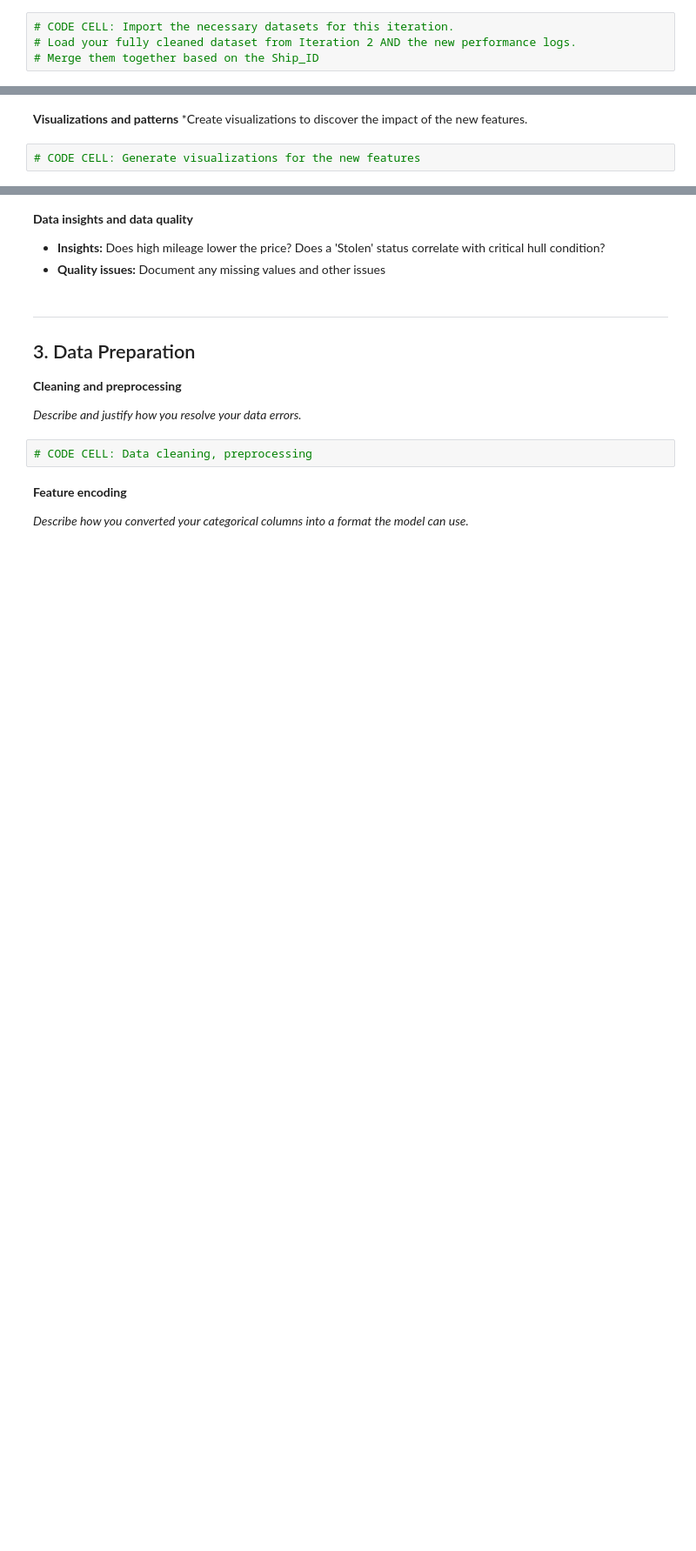
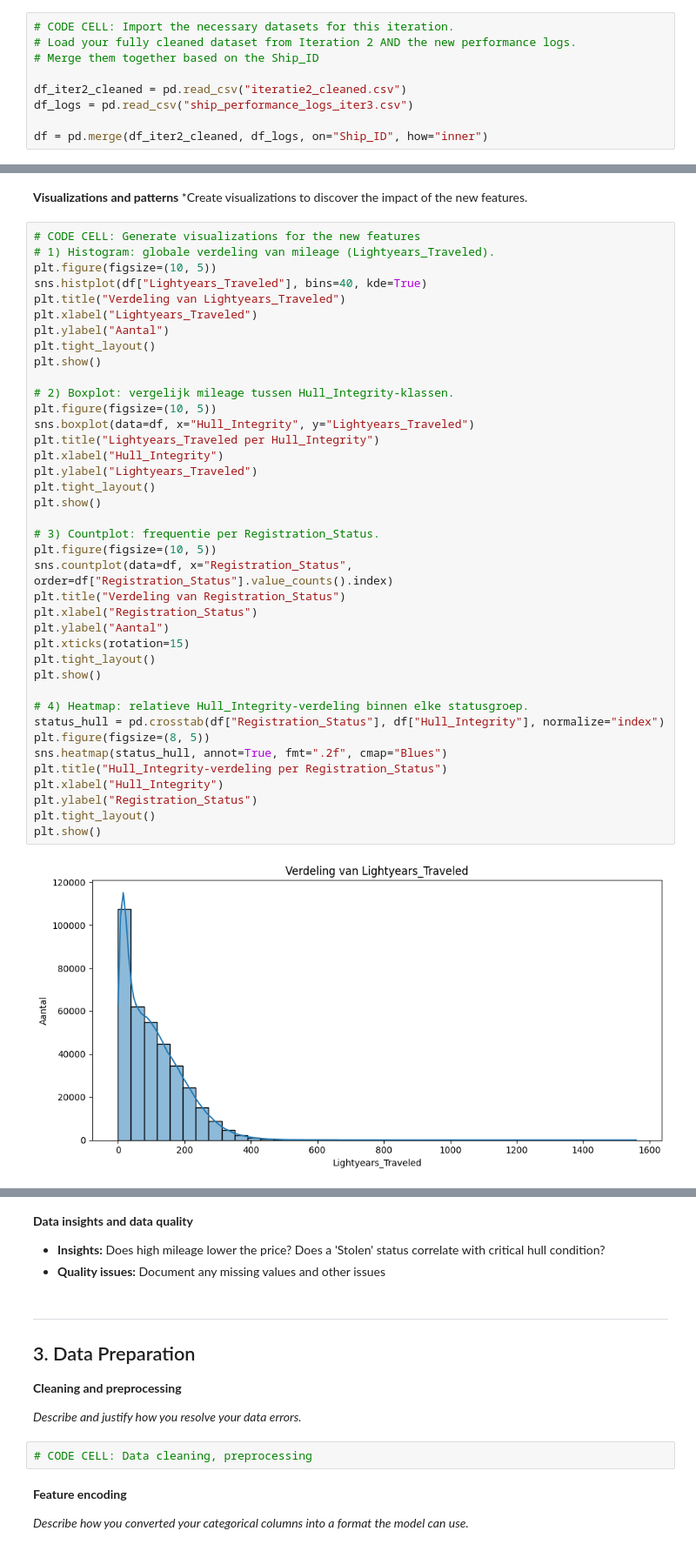
Before and after one commit to AchrafEAE/DDD, a Jupyter notebook: Iteratie3.ipynb, the cells around one changed output, grey strips where cells are left out. Shown at 87% size. Cells and saved outputs as stored; diff of their text form; blank space fills up the shorter version.

```diff
--- a/Iteratie3.ipynb
+++ b/Iteratie3.ipynb
@@ -25,6 +41,11 @@
 # CODE CELL: Import the necessary datasets for this iteration.
 # Load your fully cleaned dataset from Iteration 2 AND the new performance logs.
 # Merge them together based on the Ship_ID
+
+df_iter2_cleaned = pd.read_csv("iteratie2_cleaned.csv")
+df_logs = pd.read_csv("ship_performance_logs_iter3.csv")
+
+df = pd.merge(df_iter2_cleaned, df_logs, on="Ship_ID", how="inner")
 # %% [markdown]
 ---
 
@@ -60,3 +178,42 @@
 *Create visualizations to discover the impact of the new features.
 # %%
 # CODE CELL: Generate visualizations for the new features
+# 1) Histogram: globale verdeling van mileage (Lightyears_Traveled).
+plt.figure(figsize=(10, 5))
+sns.histplot(df["Lightyears_Traveled"], bins=40, kde=True)
+plt.title("Verdeling van Lightyears_Traveled")
+plt.xlabel("Lightyears_Traveled")
+plt.ylabel("Aantal")
+plt.tight_layout()
+plt.show()
+
+# 2) Boxplot: vergelijk mileage tussen Hull_Integrity-klassen.
+plt.figure(figsize=(10, 5))
+sns.boxplot(data=df, x="Hull_Integrity", y="Lightyears_Traveled")
+plt.title("Lightyears_Traveled per Hull_Integrity")
+plt.xlabel("Hull_Integrity")
+plt.ylabel("Lightyears_Traveled")
+plt.tight_layout()
+plt.show()
+
+# 3) Countplot: frequentie per Registration_Status.
+plt.figure(figsize=(10, 5))
+sns.countplot(data=df, x="Registration_Status", order=df["Registration_Status"].value_counts().index)
+plt.title("Verdeling van Registration_Status")
+plt.xlabel("Registration_Status")
+plt.ylabel("Aantal")
+plt.xticks(rotation=15)
+plt.tight_layout()
+plt.show()
+
+# 4) Heatmap: relatieve Hull_Integrity-verdeling binnen elke statusgroep.
+status_hull = pd.crosstab(df["Registration_Status"], df["Hull_Integrity"], normalize="index")
+plt.figure(figsize=(8, 5))
+sns.heatmap(status_hull, annot=True, fmt=".2f", cmap="Blues")
+plt.title("Hull_Integrity-verdeling per Registration_Status")
+plt.xlabel("Hull_Integrity")
+plt.ylabel("Registration_Status")
+plt.tight_layout()
+plt.show()
+# %% [output]
+[figure, added]
```
Also changed, not shown: parts of 3 cells of this notebook, 1 other file.
